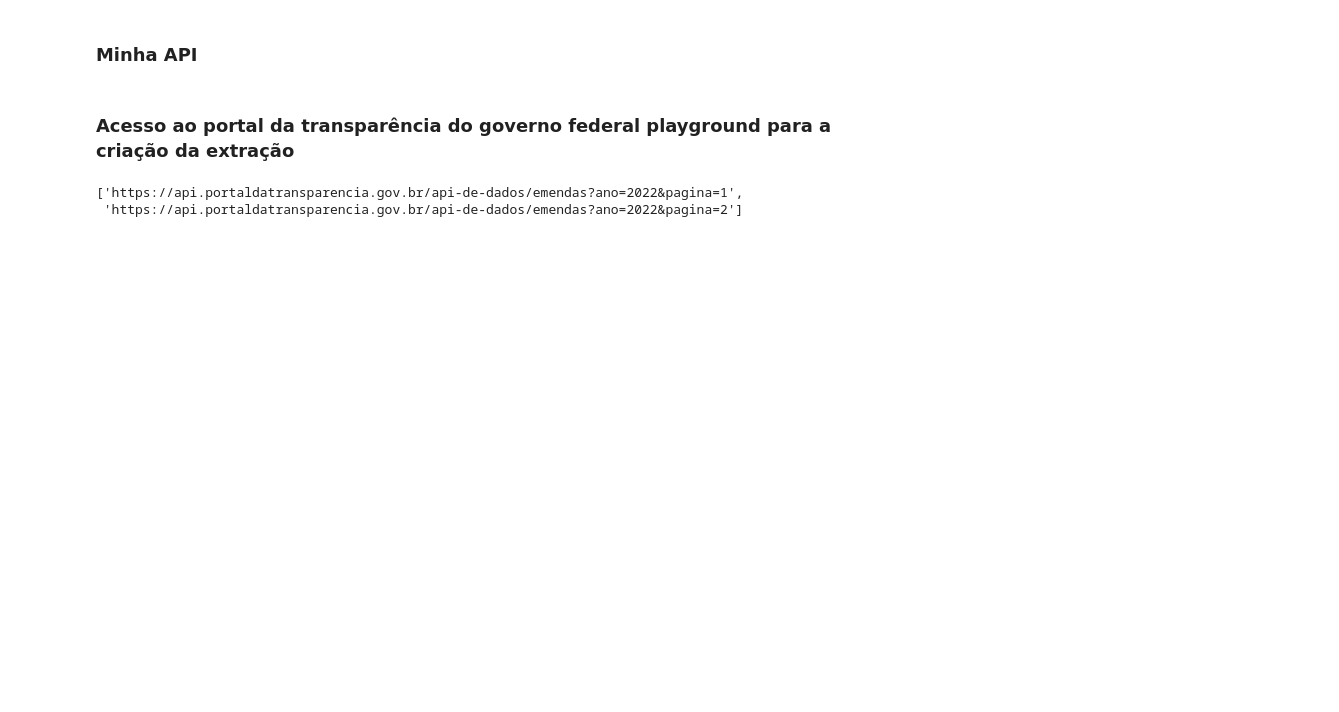
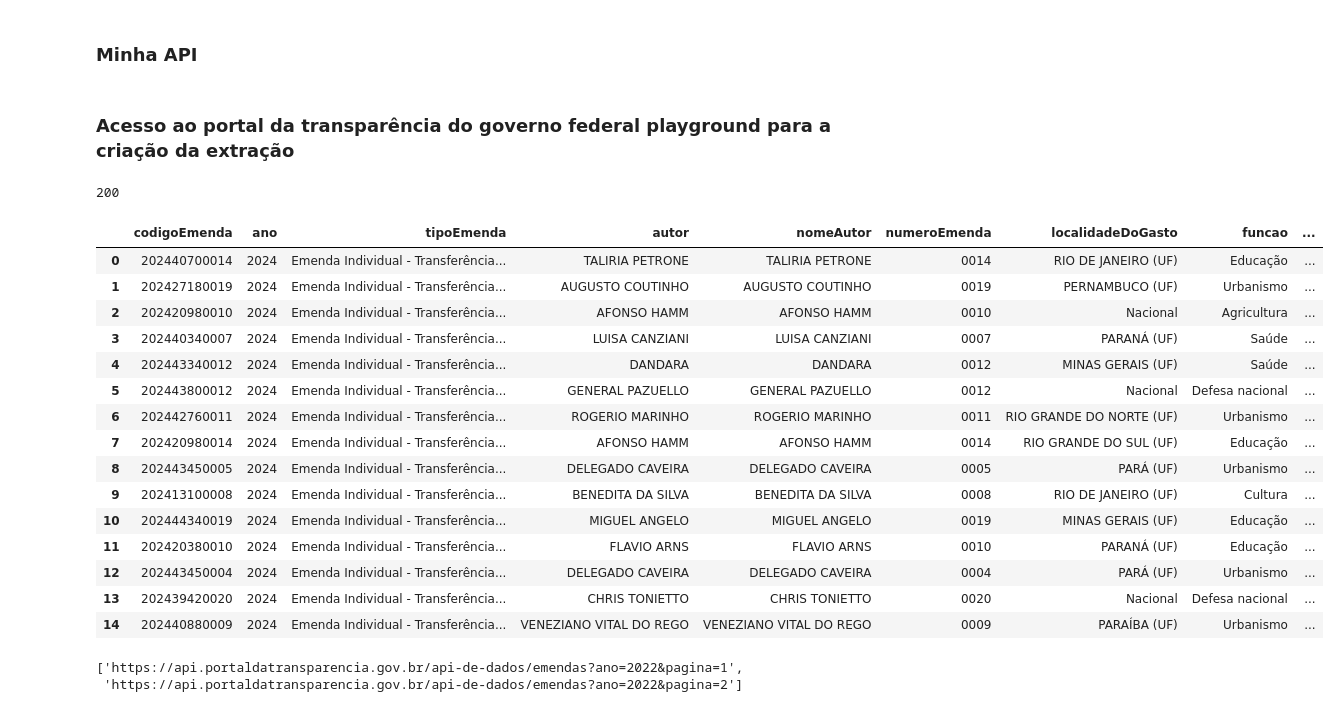
Before and after one commit to dsreliete/Womakerscode-DA-colabs, a Jupyter notebook: Copy_of_[Notebook]_Python_para_dados_Pipeline.ipynb, the cells around one changed output. Drawn from its saved outputs; the diff is of its cells as text; code cells hidden in the pictures; blank space fills up the shorter version.

```diff
--- a/Copy_of_[Notebook]_Python_para_dados_Pipeline.ipynb
+++ b/Copy_of_[Notebook]_Python_para_dados_Pipeline.ipynb
@@ -14,11 +36,34 @@ headers = {"chave-api-dados" : "insira_seu_token"}
 # %% [markdown]
 ### Acesso ao portal da transparência do governo federal playground para a criação da extração
 # %%
-url = 'https://api.portaldatransparencia.gov.br/api-de-dados/emendas?ano=2022&pagina=2'
+url = 'https://api.portaldatransparencia.gov.br/api-de-dados/emendas?ano=2024&pagina=2'
 
 resposta_ = requests.get(url, headers=headers)
+# %%
+resposta_.status_code
+# %% [output]
+200
 # %%
 data1 = resposta_.json()
+# %%
+pd.DataFrame(data1)
+# %% [output]
+|  | codigoEmenda | ano | tipoEmenda | autor | nomeAutor | numeroEmenda | localidadeDoGasto | funcao | ... |
+| 0 | 202440700014 | 2024 | Emenda Individual - Transferência... | TALIRIA PETRONE | TALIRIA PETRONE | 0014 | RIO DE JANEIRO (UF) | Educação | ... |
+| 1 | 202427180019 | 2024 | Emenda Individual - Transferência... | AUGUSTO COUTINHO | AUGUSTO COUTINHO | 0019 | PERNAMBUCO (UF) | Urbanismo | ... |
+| 2 | 202420980010 | 2024 | Emenda Individual - Transferência... | AFONSO HAMM | AFONSO HAMM | 0010 | Nacional | Agricultura | ... |
+| 3 | 202440340007 | 2024 | Emenda Individual - Transferência... | LUISA CANZIANI | LUISA CANZIANI | 0007 | PARANÁ (UF) | Saúde | ... |
+| 4 | 202443340012 | 2024 | Emenda Individual - Transferência... | DANDARA | DANDARA | 0012 | MINAS GERAIS (UF) | Saúde | ... |
+| 5 | 202443800012 | 2024 | Emenda Individual - Transferência... | GENERAL PAZUELLO | GENERAL PAZUELLO | 0012 | Nacional | Defesa nacional | ... |
+| 6 | 202442760011 | 2024 | Emenda Individual - Transferência... | ROGERIO MARINHO | ROGERIO MARINHO | 0011 | RIO GRANDE DO NORTE (UF) | Urbanismo | ... |
+| 7 | 202420980014 | 2024 | Emenda Individual - Transferência... | AFONSO HAMM | AFONSO HAMM | 0014 | RIO GRANDE DO SUL (UF) | Educação | ... |
+| 8 | 202443450005 | 2024 | Emenda Individual - Transferência... | DELEGADO CAVEIRA | DELEGADO CAVEIRA | 0005 | PARÁ (UF) | Urbanismo | ... |
+| 9 | 202413100008 | 2024 | Emenda Individual - Transferência... | BENEDITA DA SILVA | BENEDITA DA SILVA | 0008 | RIO DE JANEIRO (UF) | Cultura | ... |
+| 10 | 202444340019 | 2024 | Emenda Individual - Transferência... | MIGUEL ANGELO | MIGUEL ANGELO | 0019 | MINAS GERAIS (UF) | Educação | ... |
+| 11 | 202420380010 | 2024 | Emenda Individual - Transferência... | FLAVIO ARNS | FLAVIO ARNS | 0010 | PARANÁ (UF) | Educação | ... |
+| 12 | 202443450004 | 2024 | Emenda Individual - Transferência... | DELEGADO CAVEIRA | DELEGADO CAVEIRA | 0004 | PARÁ (UF) | Urbanismo | ... |
+| 13 | 202439420020 | 2024 | Emenda Individual - Transferência... | CHRIS TONIETTO | CHRIS TONIETTO | 0020 | Nacional | Defesa nacional | ... |
+| 14 | 202440880009 | 2024 | Emenda Individual - Transferência... | VENEZIANO VITAL DO REGO | VENEZIANO VITAL DO REGO | 0009 | PARAÍBA (UF) | Urbanismo | ... |
 # %%
 data2 = resposta_.json()
 # %%
```
Also changed, not shown: parts of 23 cells of this notebook.
